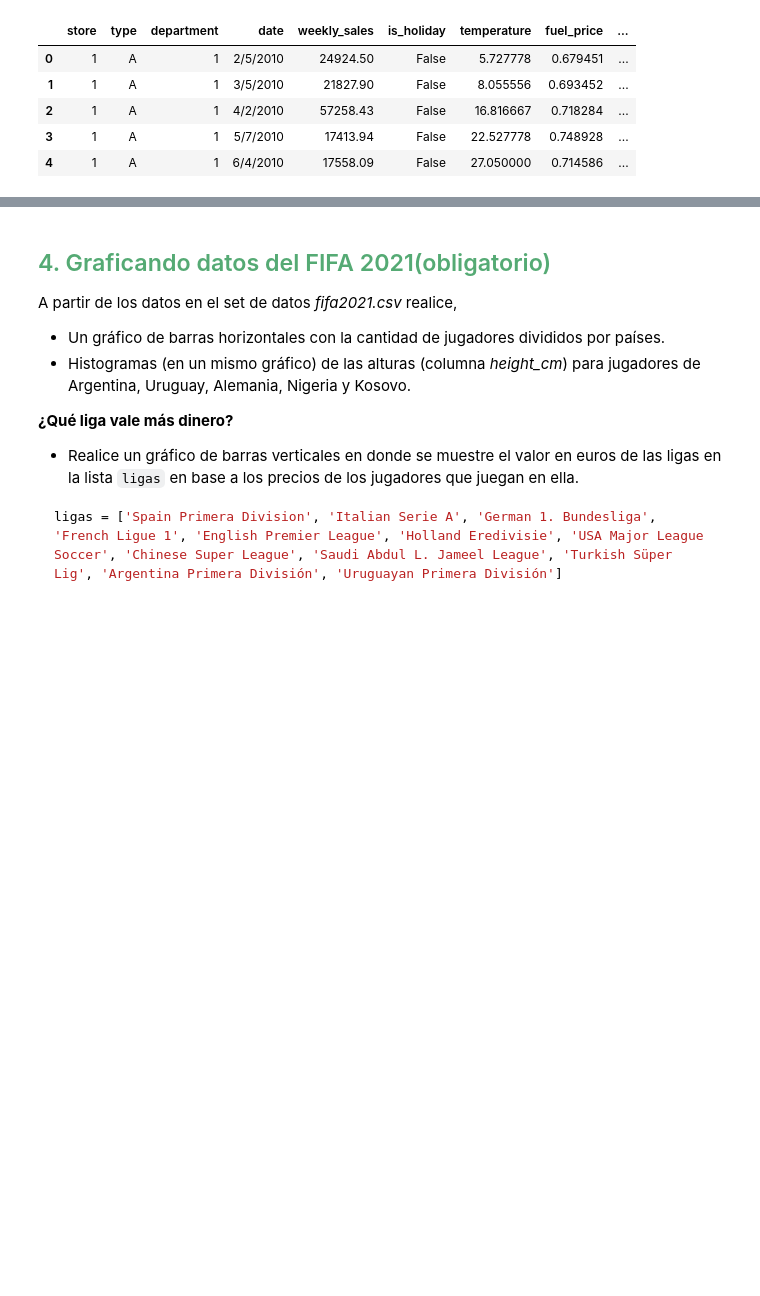
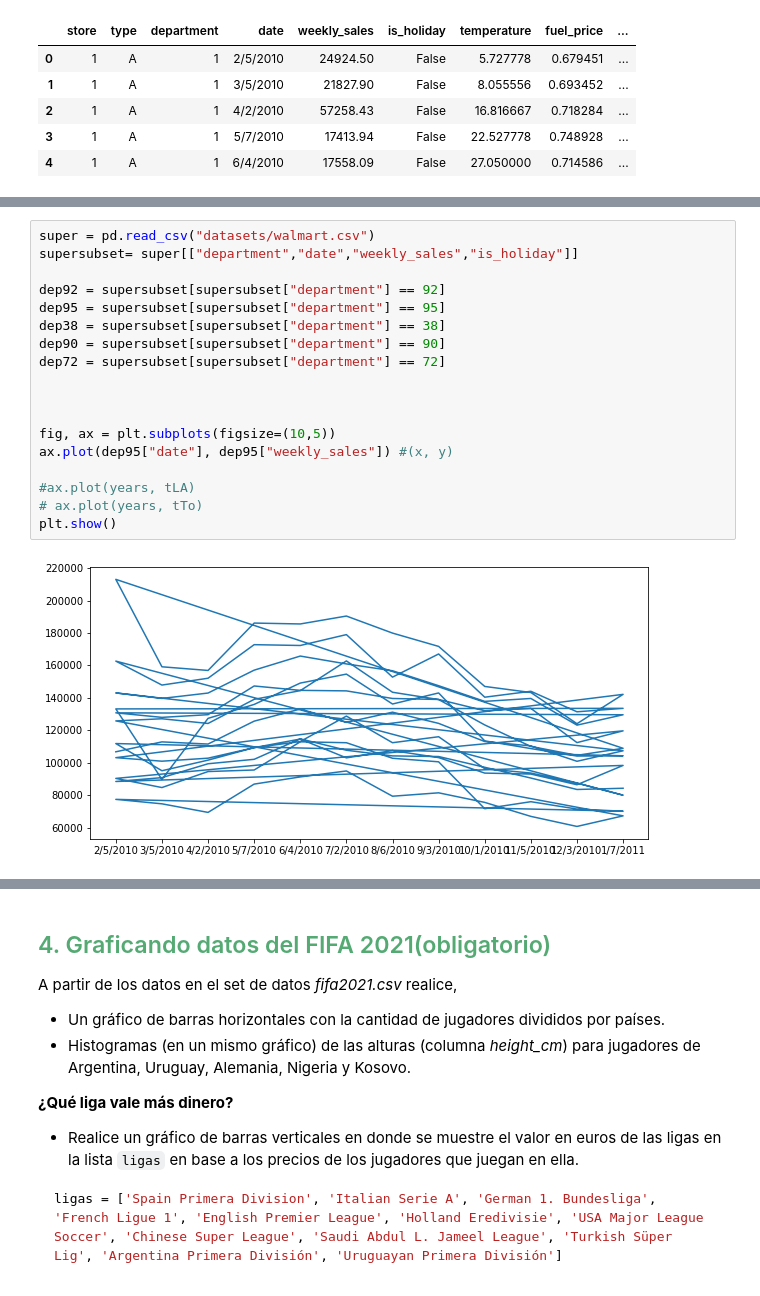
Before and after one commit to maximilianog258/PDAMaxiG, a Jupyter notebook: Ejercitación - Matplotlib/Ejercitación-Matplotlib.ipynb, the cells around one changed output, grey strips where cells are left out. Drawn from its saved outputs; the diff is of its cells as text; blank space fills up the shorter version.

```diff
--- a/Ejercitación - Matplotlib/Ejercitación-Matplotlib.ipynb
+++ b/Ejercitación - Matplotlib/Ejercitación-Matplotlib.ipynb
@@ -244,0 +254,20 @@ SyntaxError: invalid syntax (Temp/ipykernel_8632/1798080872.py, line 2)
+# %%
+super = pd.read_csv("datasets/walmart.csv")
+supersubset= super[["department","date","weekly_sales","is_holiday"]]
+
+dep92 = supersubset[supersubset["department"] == 92]
+dep95 = supersubset[supersubset["department"] == 95]
+dep38 = supersubset[supersubset["department"] == 38]
+dep90 = supersubset[supersubset["department"] == 90]
+dep72 = supersubset[supersubset["department"] == 72]
+
+
+
+fig, ax = plt.subplots(figsize=(10,5))
+ax.plot(dep95["date"], dep95["weekly_sales"]) #(x, y)
+
+#ax.plot(years, tLA)
+# ax.plot(years, tTo)
+plt.show()
+# %% [output]
+[figure, added]
```
Also changed, not shown: parts of 4 cells of this notebook.
